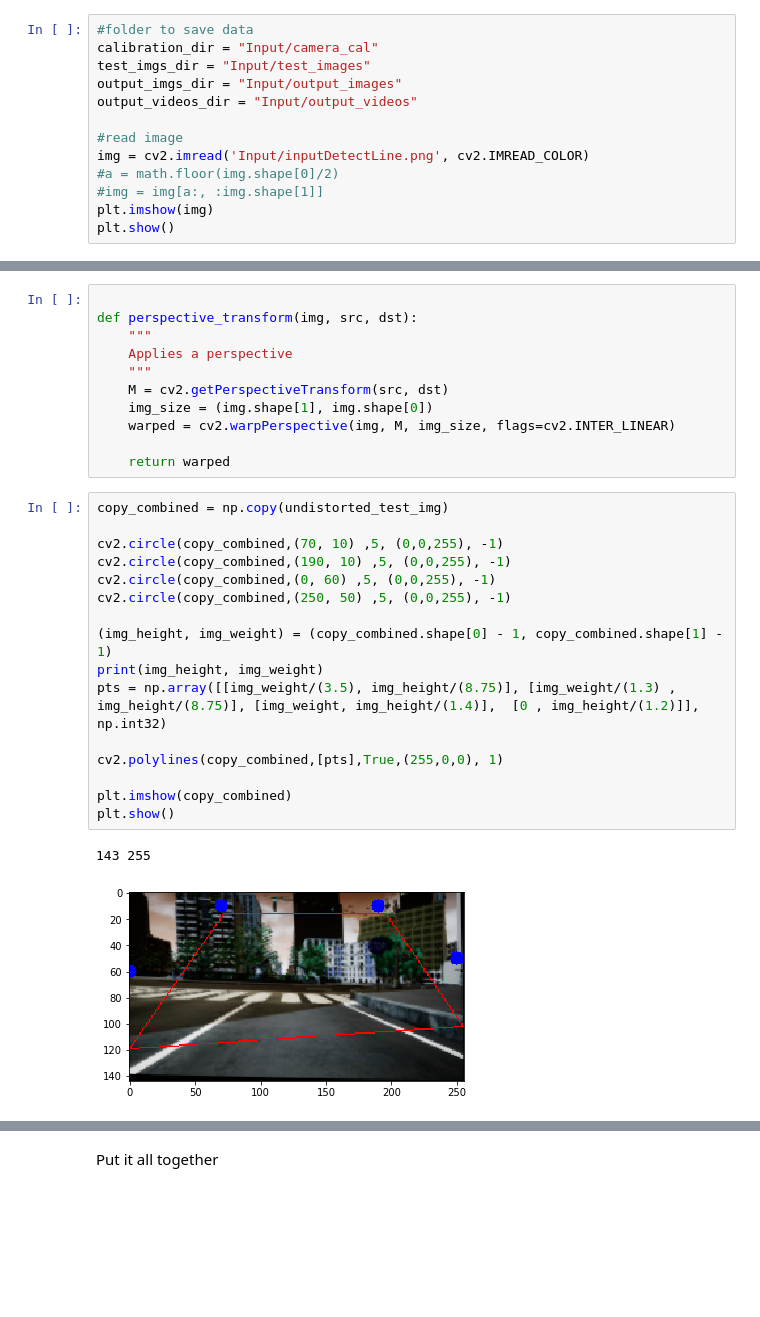
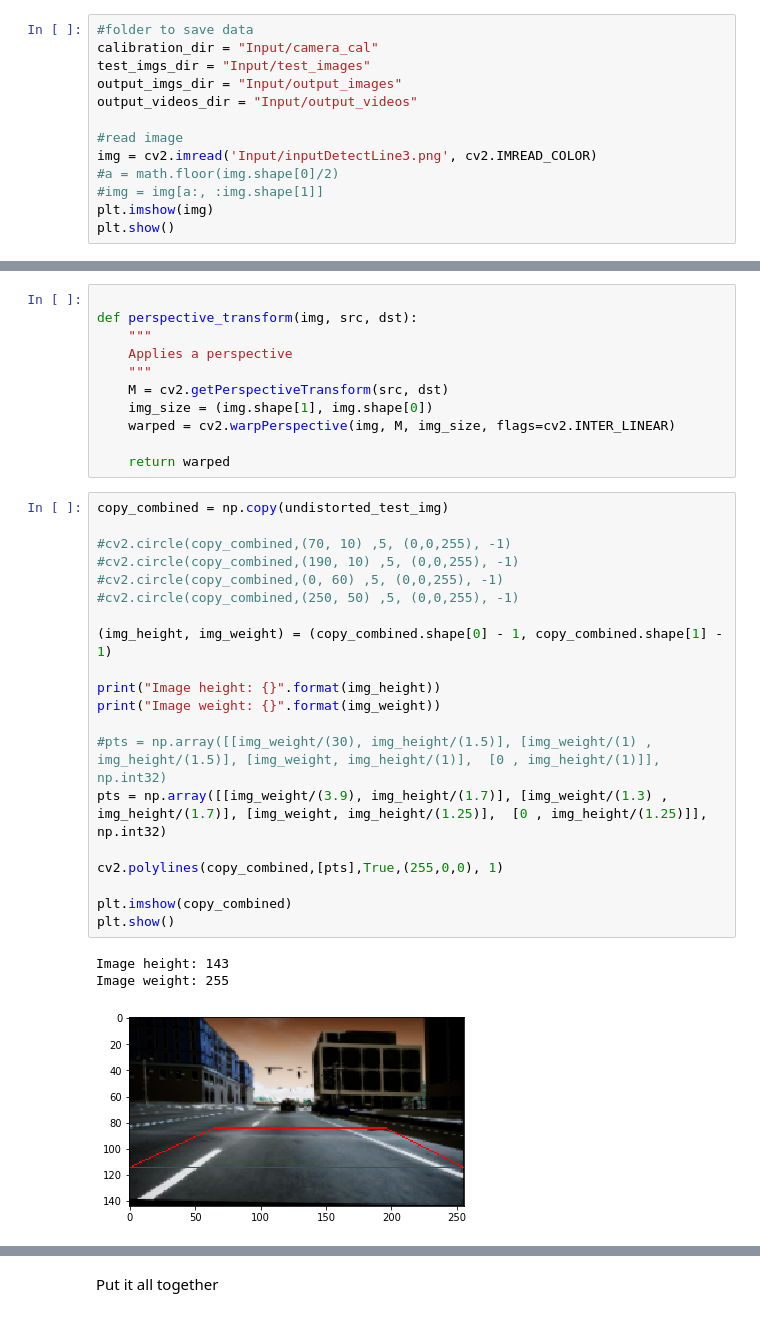
Before and after one commit to namnh97/Car-ML, a Jupyter notebook: car/Advance_Detect_Lane.ipynb, the cells around one changed output, grey strips where cells are left out. Cells and saved outputs as stored; diff of their text form; blank space fills up the shorter version.

```diff
--- a/car/Advance_Detect_Lane.ipynb
+++ b/car/Advance_Detect_Lane.ipynb
@@ -17,7 +17,7 @@ output_imgs_dir = "Input/output_images"
 output_videos_dir = "Input/output_videos"
 
 #read image
-img = cv2.imread('Input/inputDetectLine.png', cv2.IMREAD_COLOR)
+img = cv2.imread('Input/inputDetectLine3.png', cv2.IMREAD_COLOR)
 #a = math.floor(img.shape[0]/2)
 #img = img[a:, :img.shape[1]]
 plt.imshow(img)
@@ -339,22 +339,27 @@ def perspective_transform(img, src, dst):
 # %%
 copy_combined = np.copy(undistorted_test_img)
 
-cv2.circle(copy_combined,(70, 10) ,5, (0,0,255), -1)
-cv2.circle(copy_combined,(190, 10) ,5, (0,0,255), -1)
-cv2.circle(copy_combined,(0, 60) ,5, (0,0,255), -1)
-cv2.circle(copy_combined,(250, 50) ,5, (0,0,255), -1)
+#cv2.circle(copy_combined,(70, 10) ,5, (0,0,255), -1)
+#cv2.circle(copy_combined,(190, 10) ,5, (0,0,255), -1)
+#cv2.circle(copy_combined,(0, 60) ,5, (0,0,255), -1)
+#cv2.circle(copy_combined,(250, 50) ,5, (0,0,255), -1)
 
 (img_height, img_weight) = (copy_combined.shape[0] - 1, copy_combined.shape[1] - 1)
-print(img_height, img_weight)
-pts = np.array([[img_weight/(3.5), img_height/(8.75)], [img_weight/(1.3) , img_height/(8.75)], [img_weight, img_height/(1.4)],  [0 , img_height/(1.2)]], np.int32)
+
+print("Image height: {}".format(img_height))
+print("Image weight: {}".format(img_weight))
+
+#pts = np.array([[img_weight/(30), img_height/(1.5)], [img_weight/(1) , img_height/(1.5)], [img_weight, img_height/(1)],  [0 , img_height/(1)]], np.int32)
+pts = np.array([[img_weight/(3.9), img_height/(1.7)], [img_weight/(1.3) , img_height/(1.7)], [img_weight, img_height/(1.25)],  [0 , img_height/(1.25)]], np.int32)
 
 cv2.polylines(copy_combined,[pts],True,(255,0,0), 1)
 
 plt.imshow(copy_combined)
 plt.show()
 # %% [output]
-143 255
+Image height: 143
+Image weight: 255
-[figure, old version]
+[figure, new version]
 # %%
 #copy_combined = np.copy(undistorted_test_img)
 src_pts = pts.astype(np.float32)
```
Also changed, not shown: parts of 16 cells of this notebook, 10 other files.
